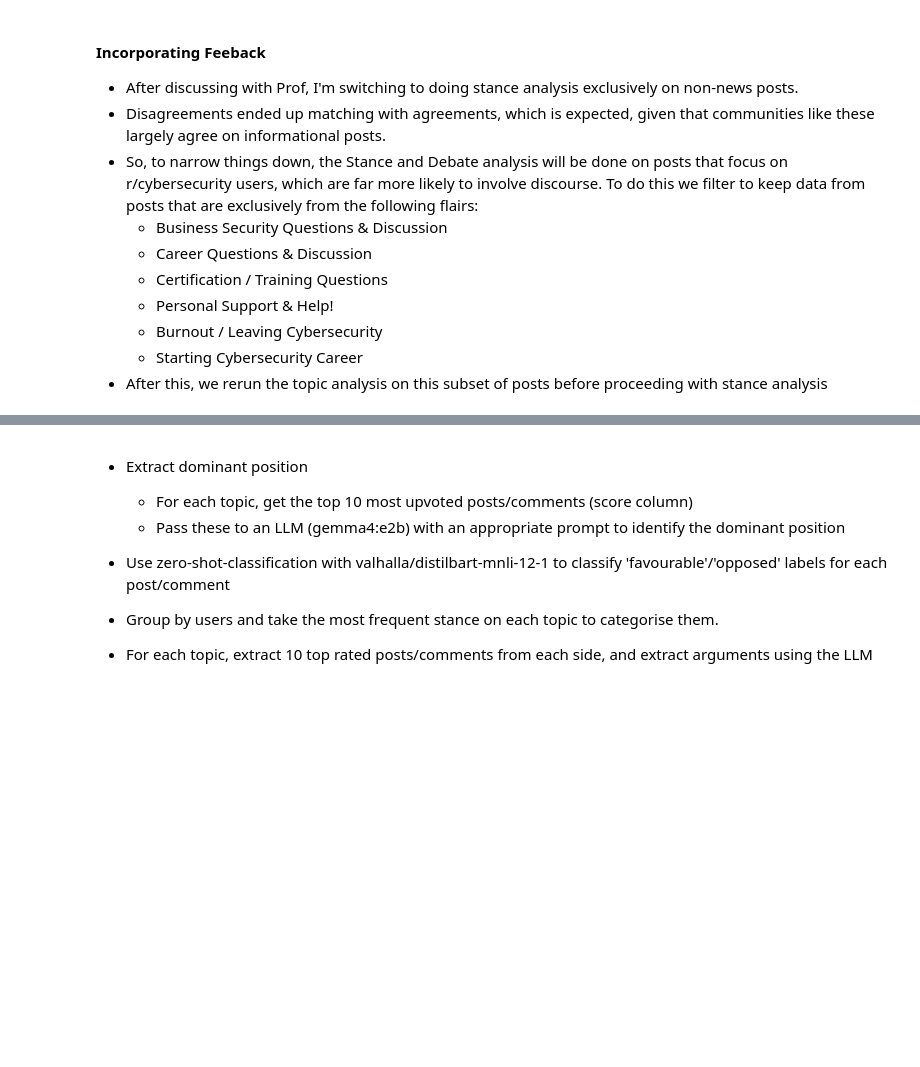
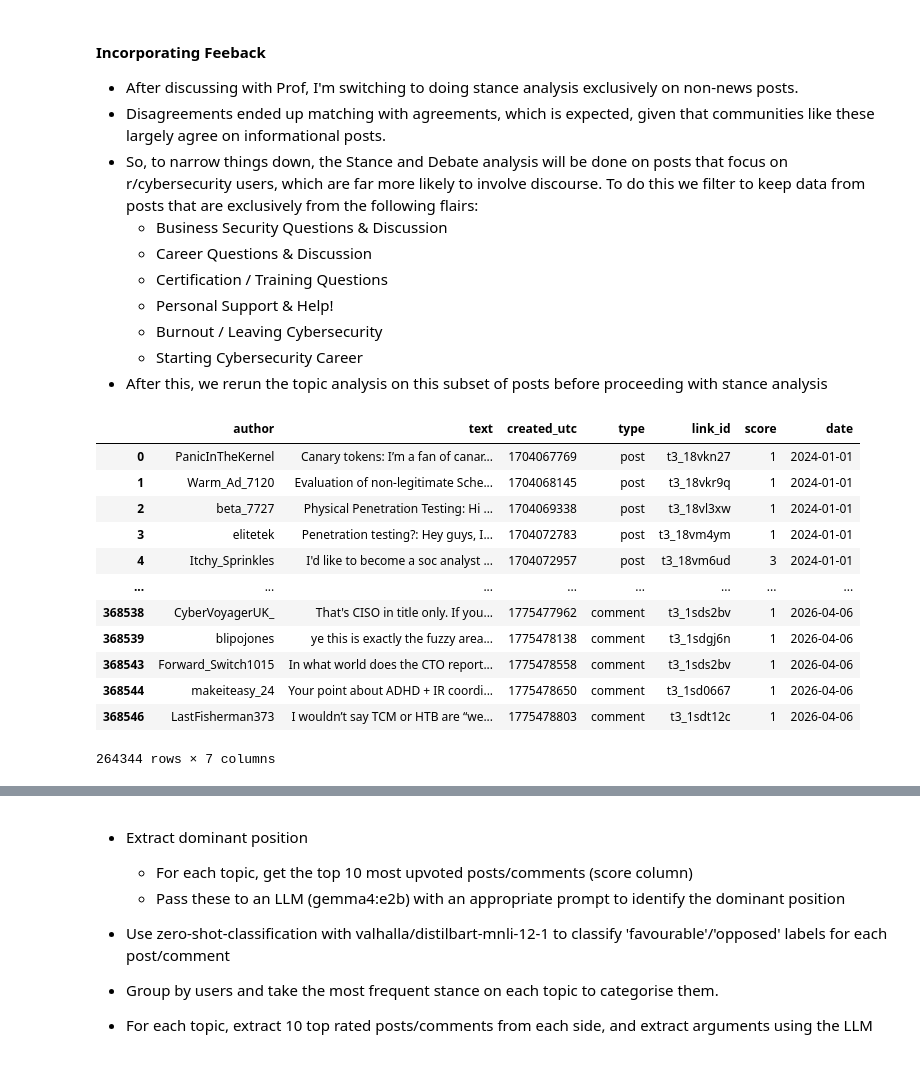
Before and after one commit to Rupository/SecInfo, a Jupyter notebook: AppSetup.ipynb, the cells around one changed output, grey strips where cells are left out. Cells and saved outputs as stored; diff of their text form; code cells hidden in the pictures; blank space fills up the shorter version.

```diff
--- a/AppSetup.ipynb
+++ b/AppSetup.ipynb
@@ -432,33 +432,53 @@ clean_posts['title'] = clean_posts['title'].fillna('')
 clean_posts = clean_posts[~clean_posts['title'].isin(drop_titles)]
 
 clean_comments = comments_df[~comments_df['author'].isin(drop_users)].copy()
 
 clean_comments['body'] = clean_comments['body'].fillna('')
 clean_comments = clean_comments[~clean_comments['body'].isin(drop_content)]
 
 # remove all comments from posts with irrelevant flair
 valid_post_ids = "t3_" + clean_posts['id'].astype(str)
 clean_comments = clean_comments[clean_comments['link_id'].isin(valid_post_ids)]
 
 p_df = clean_posts[['author', 'created_utc', 'id', 'score']].copy()
 p_df['text'] = clean_posts['title'].fillna('') + ": " + clean_posts['selftext'].fillna('')
 p_df['type'] = 'post'
 p_df['link_id'] = "t3_" + p_df['id'].astype(str)
 
 c_df = clean_comments[['author', 'created_utc', 'link_id', 'score']].copy()
 c_df['text'] = clean_comments['body'].fillna('')
 c_df['type'] = 'comment'
 
 full_df = pd.concat([
     p_df[['author', 'text', 'created_utc', 'type', 'link_id', 'score']],
     c_df[['author', 'text', 'created_utc', 'type', 'link_id', 'score']]
 ], ignore_index=True)
 
 full_df = full_df[full_df['text'].str.split().str.len() >= 15]
 full_df['date'] = pd.to_datetime(full_df['created_utc'], unit='s').dt.strftime('%Y-%m-%d')
 full_df.to_parquet('cybersec_discourse_full_data.parquet')
 
+posts_only = full_df[full_df['type'] == 'post']
+comments_only = full_df[full_df['type'] == 'comment']
+
+postcount = len(posts_only)
+commcount = len(comments_only)
+
 full_df
+# %% [output]
+|  | author | text | created_utc | type | link_id | score | date |
+| 0 | PanicInTheKernel | Canary tokens: I’m a fan of canar... | 1704067769 | post | t3_18vkn27 | 1 | 2024-01-01 |
+| 1 | Warm_Ad_7120 | Evaluation of non-legitimate Sche... | 1704068145 | post | t3_18vkr9q | 1 | 2024-01-01 |
+| 2 | beta_7727 | Physical Penetration Testing: Hi ... | 1704069338 | post | t3_18vl3xw | 1 | 2024-01-01 |
+| 3 | elitetek | Penetration testing?: Hey guys, I... | 1704072783 | post | t3_18vm4ym | 1 | 2024-01-01 |
+| 4 | Itchy_Sprinkles | I'd like to become a soc analyst ... | 1704072957 | post | t3_18vm6ud | 3 | 2024-01-01 |
+| ... | ... | ... | ... | ... | ... | ... | ... |
+| 368538 | CyberVoyagerUK_ | That's CISO in title only. If you... | 1775477962 | comment | t3_1sds2bv | 1 | 2026-04-06 |
+| 368539 | blipojones | ye this is exactly the fuzzy area... | 1775478138 | comment | t3_1sdgj6n | 1 | 2026-04-06 |
+| 368543 | Forward_Switch1015 | In what world does the CTO report... | 1775478558 | comment | t3_1sds2bv | 1 | 2026-04-06 |
+| 368544 | makeiteasy_24 | Your point about ADHD + IR coordi... | 1775478650 | comment | t3_1sd0667 | 1 | 2026-04-06 |
+| 368546 | LastFisherman373 | I wouldn’t say TCM or HTB are “we... | 1775478803 | comment | t3_1sdt12c | 1 | 2026-04-06 |
+264344 rows × 7 columns
 # %%
 del posts_df, clean_posts, p_df
 del comments_df, clean_comments, c_df
```
Also changed, not shown: parts of 6 cells of this notebook, 2 other files.
